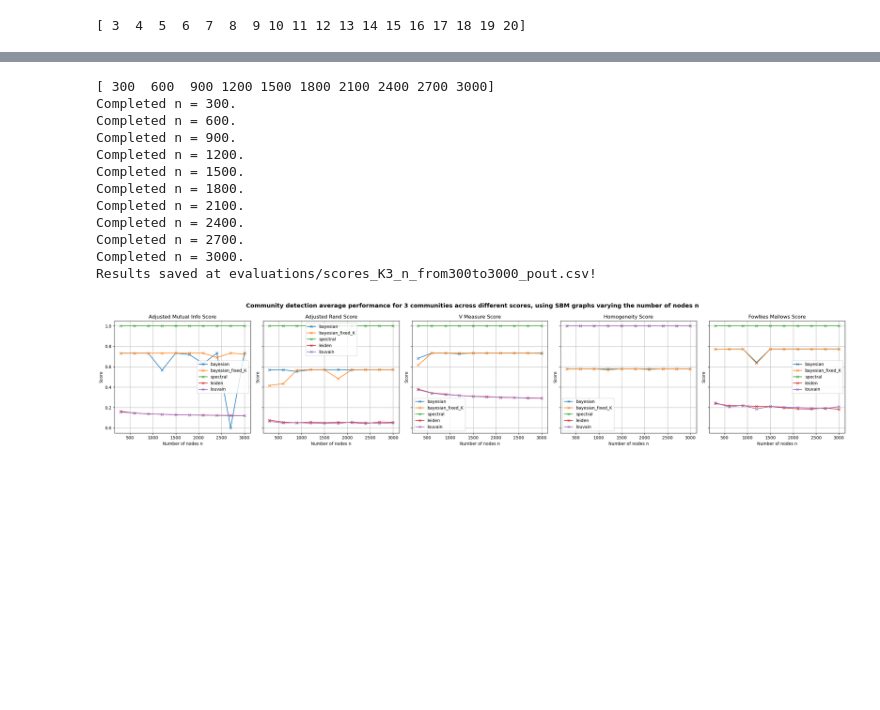
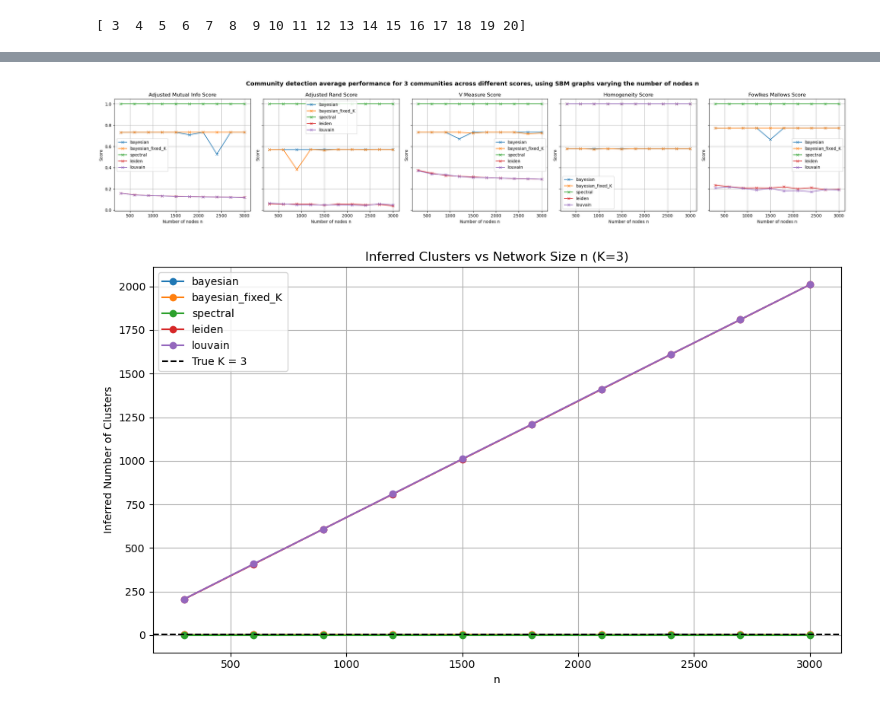
Before and after one commit to salyaa/semester_project, a Jupyter notebook: SBM_tests.ipynb, the cells around one changed output, grey strips where cells are left out. Saved outputs shown, nothing was run; the diff lists cells and outputs as text; code cells hidden in the pictures; blank space fills up the shorter version.

Commit message:
Added nb of clusters inferred

```diff
--- a/SBM_tests.ipynb
+++ b/SBM_tests.ipynb
@@ -86,17 +49,6 @@ Results saved at evaluations/scores_K3_n8_pout.csv!
 # Fix ABCD
 # %%
-res_n = validation_range_n()
+res_n, clusters = validation_range_n()
 # %% [output]
-[ 300  600  900 1200 1500 1800 2100 2400 2700 3000]
-Completed n = 300.
-Completed n = 600.
-Completed n = 900.
-Completed n = 1200.
-Completed n = 1500.
-Completed n = 1800.
-Completed n = 2100.
-Completed n = 2400.
-Completed n = 2700.
-Completed n = 3000.
-Results saved at evaluations/scores_K3_n_from300to3000_pout.csv!
-[figure, old version]
+[figure, new version]
+[figure, added]
```
Also changed, not shown: parts of 11 cells of this notebook, 11 other files.
